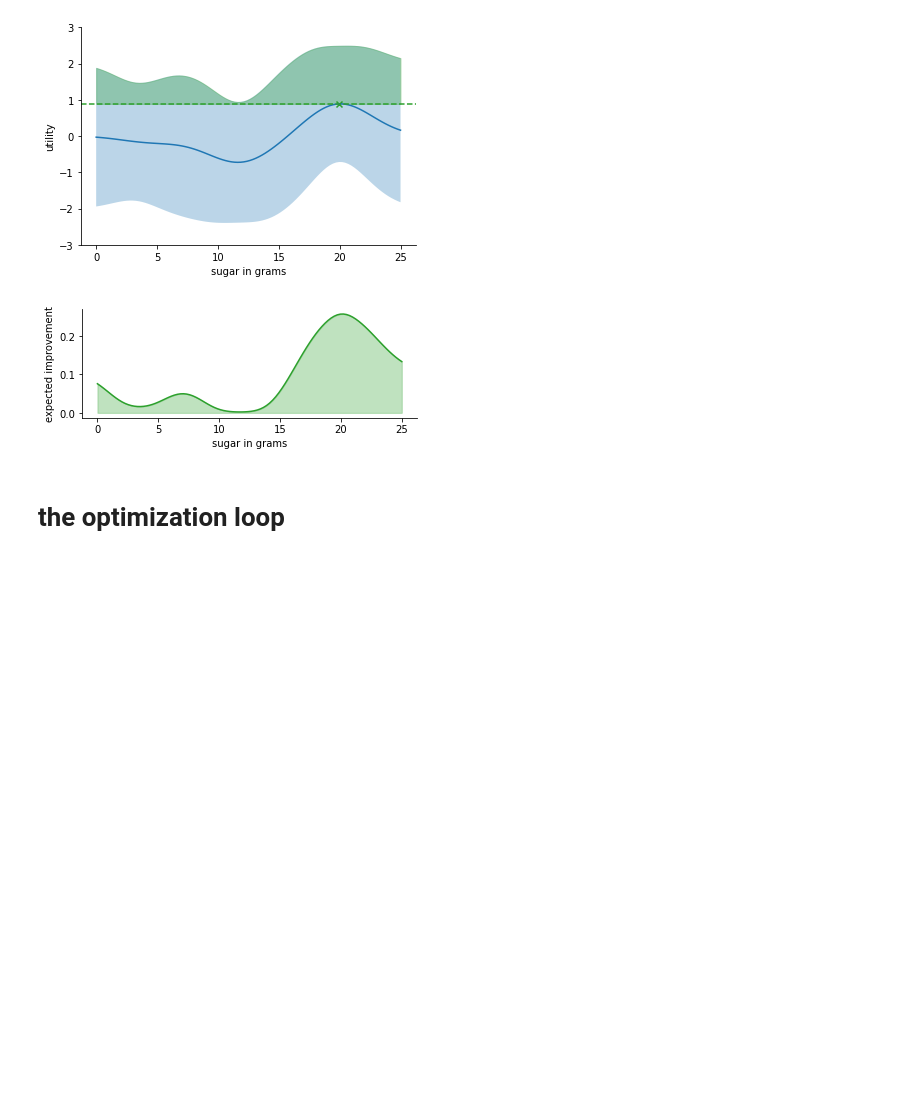
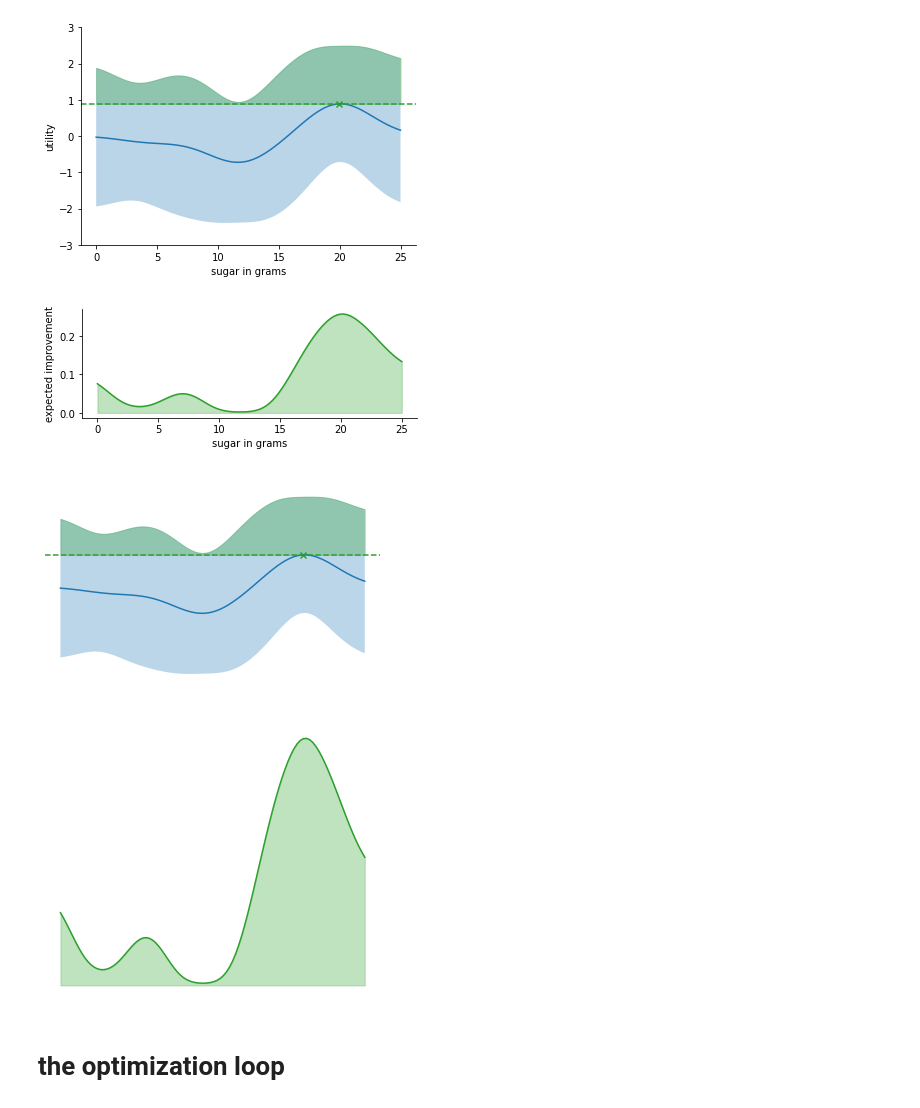
Before and after one commit to KrisNguyen135/Talks, a Jupyter notebook: 2021_10_preference_opt/notebooks/2 - Querying Functions Values with Bayesian Policies.ipynb, the cells around one changed output. Saved outputs shown, nothing was run; the diff lists cells and outputs as text; code cells hidden in the pictures; blank space fills up the shorter version.

```diff
--- a/2021_10_preference_opt/notebooks/2 - Querying Functions Values with Bayesian Policies.ipynb
+++ b/2021_10_preference_opt/notebooks/2 - Querying Functions Values with Bayesian Policies.ipynb
@@ -109,6 +109,45 @@ plt.ylabel("expected improvement")
 plt.show()
 # %% [output]
 [figure]
+# %%
+plt.plot(x_test, output.mean, label="mean")
+plt.fill_between(x_test.flatten(), lower, upper, alpha=0.3, label="CI")
+
+star_ind = np.argmax(output.mean.numpy())
+x_star = x_test[star_ind]
+y_star = output.mean.numpy()[star_ind]
+
+plt.scatter(x_star, y_star, c="C2", marker="x")
+plt.axhline(y_star, c="C2", linestyle="--")
+
+plt.fill_between(x_test.flatten(), upper, y_star, color="C2", alpha=0.3)
+
+plt.xticks([])
+plt.yticks([])
+plt.axis("off")
+plt.ylim(-3, 3)
+
+plt.show()
+
+mu = output.mean.detach().numpy()
+sigma = output.covariance_matrix.diag().detach().numpy()
+
+improvements = mu - y_star
+Z = improvements / sigma
+ei = improvements * norm.cdf(Z) + sigma * norm.pdf(Z)
+
+plt.figure(figsize=(6, 5))
+
+plt.plot(x_test, ei, c="C2")
+plt.fill_between(x_test.flatten(), ei, 0, color="C2", alpha=0.3)
+
+plt.xticks([])
+plt.yticks([])
+plt.axis("off")
+plt.show()
+# %% [output]
+[figure, added]
+[figure, added]
 # %% [markdown]
 # the optimization loop
 # %%
```
Also changed, not shown: parts of 3 cells of this notebook, 2 other files.
